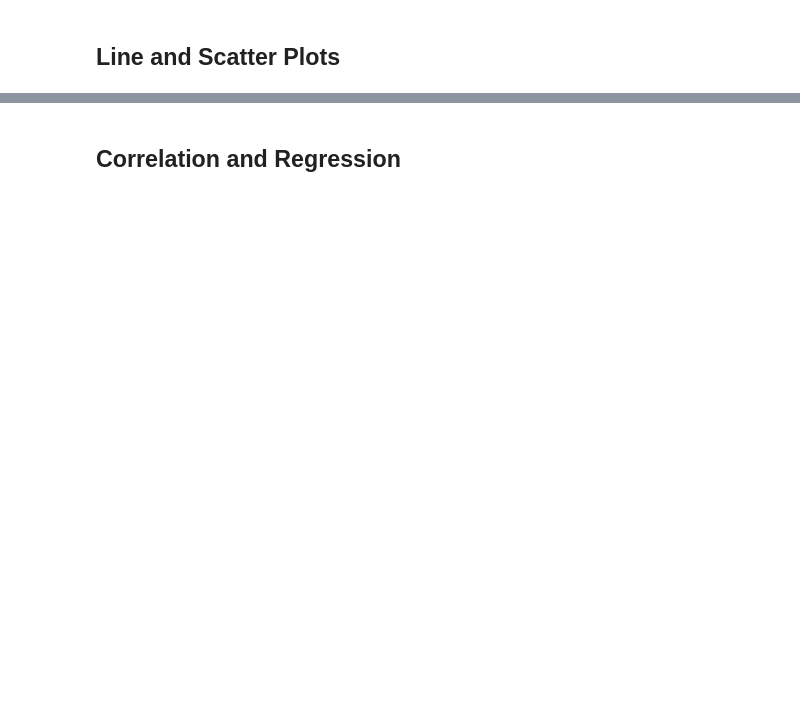
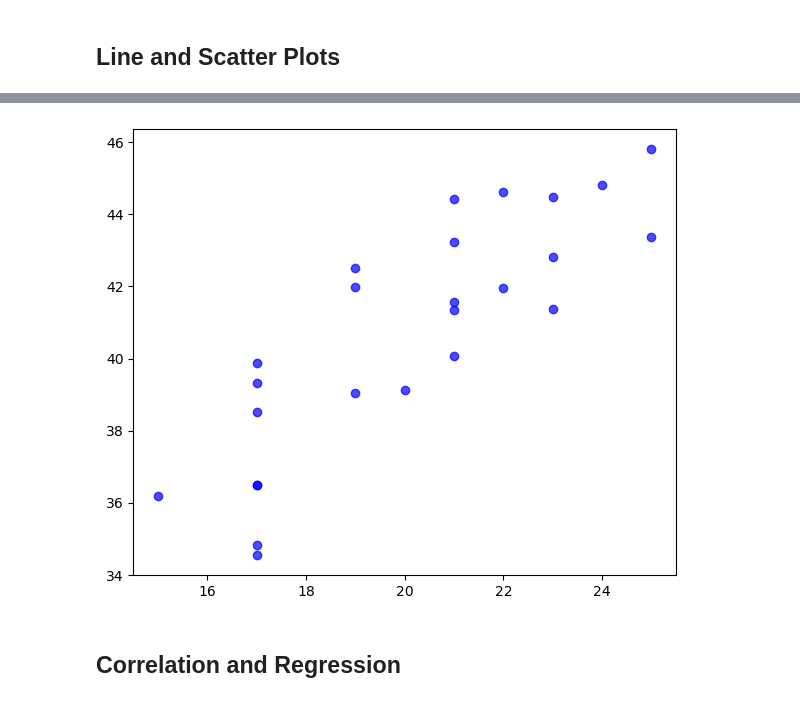
Before and after one commit to FatemaGirnary/Matplotlip_Challenge, a Jupyter notebook: pymaceuticals_starter.ipynb, the cells around one changed output, grey strips where cells are left out. Drawn from its saved outputs; the diff is of its cells as text; code cells hidden in the pictures; blank space fills up the shorter version.

```diff
--- a/pymaceuticals_starter.ipynb
+++ b/pymaceuticals_starter.ipynb
@@ -266,2 +289,18 @@ plt.show()
+# %%
+# Generate a scatter plot of mouse weight vs. the average observed tumor volume for the entire Capomulin regimen
+capomulin_data = research_data_unique[research_data_unique['Drug Regimen']=='Capomulin']
+
+avg_tumor_volume = capomulin_data.groupby('Mouse ID')['Tumor Volume (mm3)'].mean()
+merged_data = pd.merge(avg_tumor_volume, capomulin_data[['Mouse ID', 'Weight (g)']].drop_duplicates(), on= 'Mouse ID')
+
+plt.figure(figsize = (6, 5))
+plt.scatter(merged_data['Weight (g)'], merged_data['Tumor Volume (mm3)'], color = 'blue', alpha = 0.7)
+
+plt.xlabel = ("Weight (g)")
+plt.ylabel = ("Average Tumor Volume (mm3)")
+plt.tight_layout()
+plt.show()
+# %% [output]
+[figure, added]
 # %% [markdown]
 ## Correlation and Regression
```
Also changed, not shown: parts of 12 cells of this notebook.
